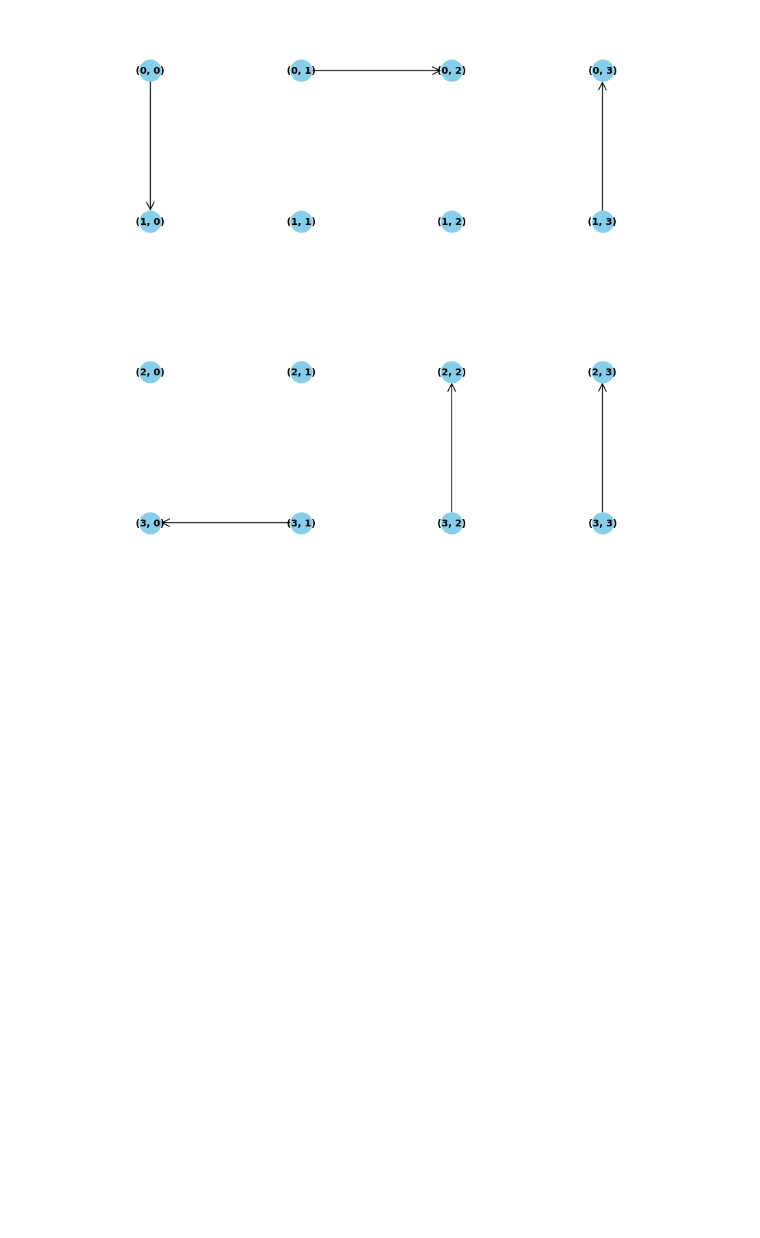
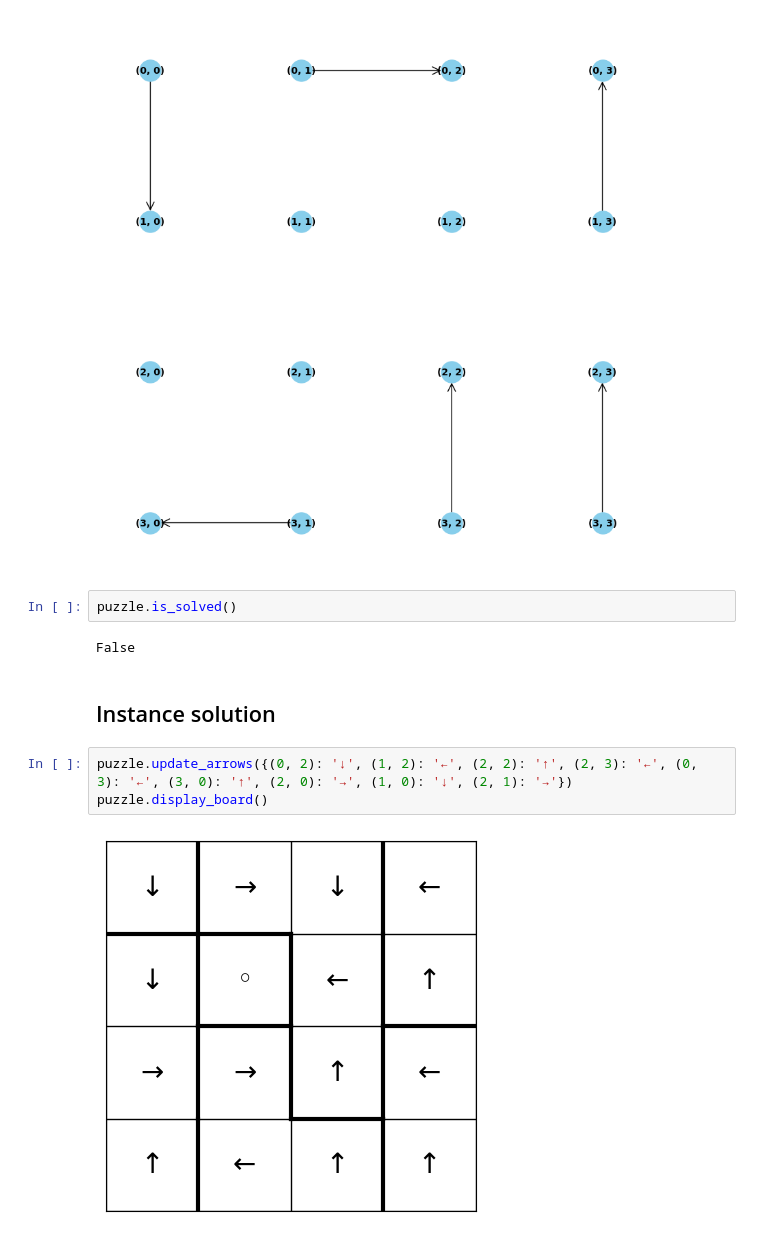
Before and after one commit to LonchamptMathis/roma-puzzle-solver, a Jupyter notebook: example.ipynb, the cells around one changed output. Drawn from its saved outputs; the diff is of its cells as text; blank space fills up the shorter version.

Commit message:
Adding the solution to the Roma board example

```diff
--- a/example.ipynb
+++ b/example.ipynb
@@ -52,3 +56,14 @@ print(np.array(adj_matrix))
 puzzle.display_graph()
 # %% [output]
 [figure]
+# %%
+puzzle.is_solved()
+# %% [output]
+False
+# %% [markdown]
+## Instance solution
+# %%
+puzzle.update_arrows({(0, 2): '↓', (1, 2): '←', (2, 2): '↑', (2, 3): '←', (0, 3): '←', (3, 0): '↑', (2, 0): '→', (1, 0): '↓', (2, 1): '→'})
+puzzle.display_board()
+# %% [output]
+[figure, added]
```
Also changed, not shown: parts of 3 cells of this notebook.
